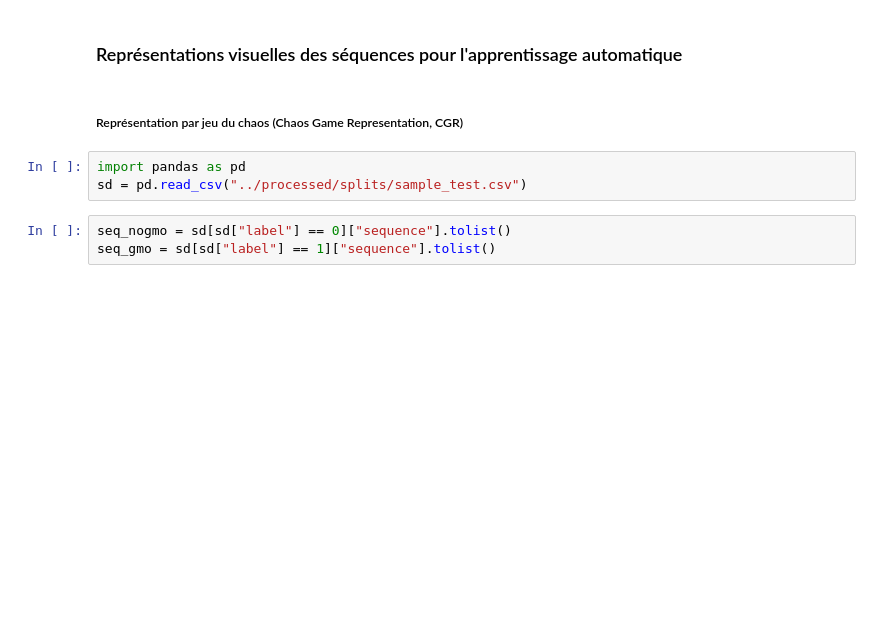
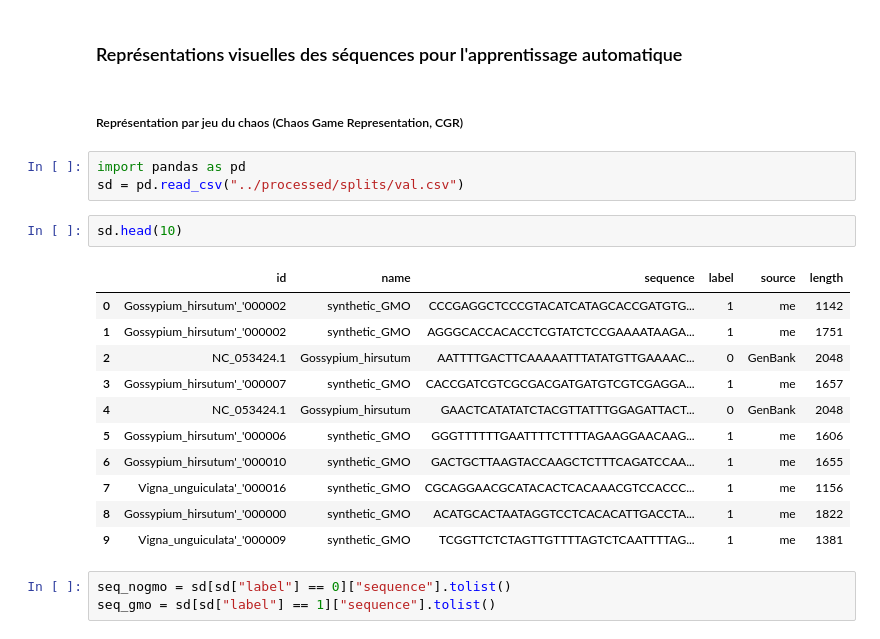
Before and after one commit to RahimKab/gmo_detection_nt, a Jupyter notebook: data/notebooks/visualisation.ipynb, the cells around one changed output. Cells and saved outputs as stored; diff of their text form; blank space fills up the shorter version.

```diff
--- a/data/notebooks/visualisation.ipynb
+++ b/data/notebooks/visualisation.ipynb
@@ -36,7 +34,21 @@ print(counts.most_common(10))
 ##### Représentation par jeu du chaos (Chaos Game Representation, CGR)
 # %%
 import pandas as pd
-sd = pd.read_csv("../processed/splits/sample_test.csv")
+sd = pd.read_csv("../processed/splits/val.csv")
+# %%
+sd.head(10)
+# %% [output]
+|  | id | name | sequence | label | source | length |
+| 0 | Gossypium_hirsutum'_'000002 | synthetic_GMO | CCCGAGGCTCCCGTACATCATAGCACCGATGTG... | 1 | me | 1142 |
+| 1 | Gossypium_hirsutum'_'000002 | synthetic_GMO | AGGGCACCACACCTCGTATCTCCGAAAATAAGA... | 1 | me | 1751 |
+| 2 | NC_053424.1 | Gossypium_hirsutum | AATTTTGACTTCAAAAATTTATATGTTGAAAAC... | 0 | GenBank | 2048 |
+| 3 | Gossypium_hirsutum'_'000007 | synthetic_GMO | CACCGATCGTCGCGACGATGATGTCGTCGAGGA... | 1 | me | 1657 |
+| 4 | NC_053424.1 | Gossypium_hirsutum | GAACTCATATATCTACGTTATTTGGAGATTACT... | 0 | GenBank | 2048 |
+| 5 | Gossypium_hirsutum'_'000006 | synthetic_GMO | GGGTTTTTTGAATTTTCTTTTAGAAGGAACAAG... | 1 | me | 1606 |
+| 6 | Gossypium_hirsutum'_'000010 | synthetic_GMO | GACTGCTTAAGTACCAAGCTCTTTCAGATCCAA... | 1 | me | 1655 |
+| 7 | Vigna_unguiculata'_'000016 | synthetic_GMO | CGCAGGAACGCATACACTCACAAACGTCCACCC... | 1 | me | 1156 |
+| 8 | Gossypium_hirsutum'_'000000 | synthetic_GMO | ACATGCACTAATAGGTCCTCACACATTGACCTA... | 1 | me | 1822 |
+| 9 | Vigna_unguiculata'_'000009 | synthetic_GMO | TCGGTTCTCTAGTTGTTTTAGTCTCAATTTTAG... | 1 | me | 1381 |
 # %%
 seq_nogmo = sd[sd["label"] == 0]["sequence"].tolist()
 seq_gmo = sd[sd["label"] == 1]["sequence"].tolist()
```
Also changed, not shown: parts of 3 cells of this notebook, 5 other files.
